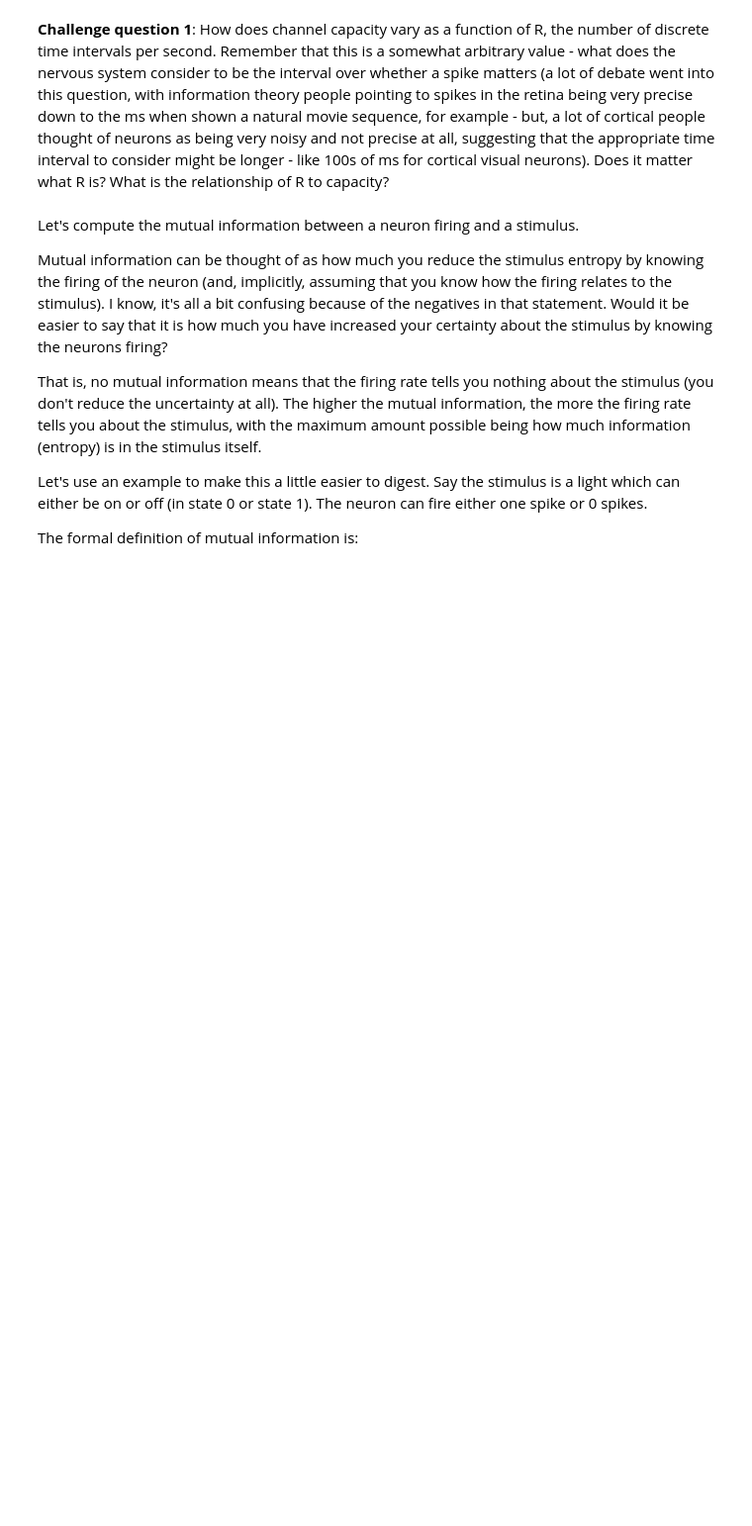
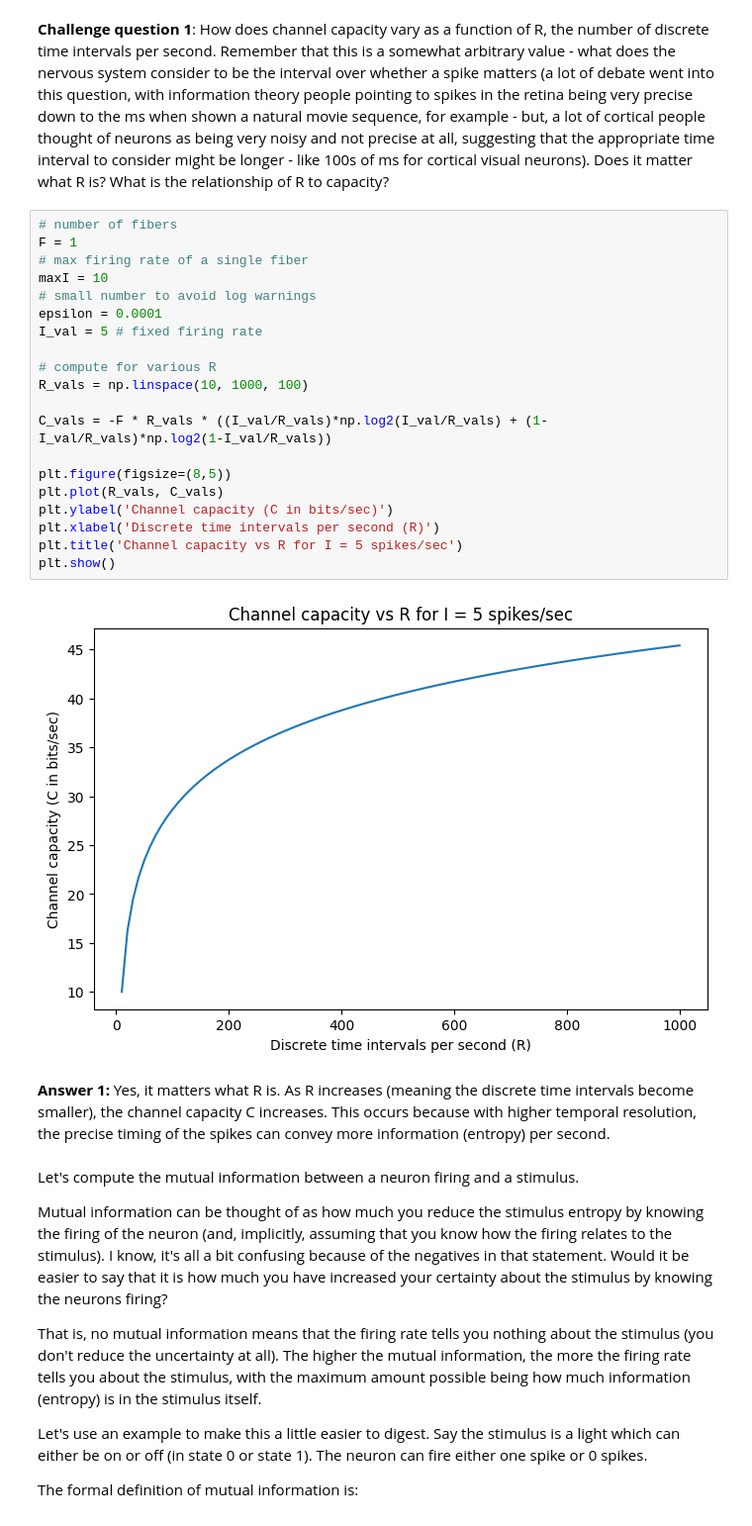
Before and after one commit to SunnyZ-cs/PSYCH-263, a Jupyter notebook: efficient_coding.ipynb, the cells around one changed output. Shown at 99% size. Drawn from its saved outputs; the diff is of its cells as text; blank space fills up the shorter version.

```diff
--- a/efficient_coding.ipynb
+++ b/efficient_coding.ipynb
@@ -132,5 +132,30 @@ plt.title('Channel capacity for %i Fibers sampled %i times/sec'%(F,R));
 # %% [markdown]
 **Challenge question 1**: How does channel capacity vary as a function of R, the number of discrete time intervals per second. Remember that this is a somewhat arbitrary value - what does the nervous system consider to be the interval over whether a spike matters (a lot of debate went into this question, with information theory people pointing to spikes in the retina being very precise down to the ms when shown a natural movie sequence, for example - but, a lot of cortical people thought of neurons as being very noisy and not precise at all, suggesting that the appropriate time interval to consider might be longer - like 100s of ms for cortical visual neurons). Does it matter what R is? What is the relationship of R to capacity?
+# %%
+# number of fibers
+F = 1
+# max firing rate of a single fiber
+maxI = 10
+# small number to avoid log warnings
+epsilon = 0.0001
+I_val = 5 # fixed firing rate
+
+# compute for various R
+R_vals = np.linspace(10, 1000, 100)
+
+C_vals = -F * R_vals * ((I_val/R_vals)*np.log2(I_val/R_vals) + (1-I_val/R_vals)*np.log2(1-I_val/R_vals))
+
+plt.figure(figsize=(8,5))
+plt.plot(R_vals, C_vals)
+plt.ylabel('Channel capacity (C in bits/sec)')
+plt.xlabel('Discrete time intervals per second (R)')
+plt.title('Channel capacity vs R for I = 5 spikes/sec')
+plt.show()
+# %% [output]
+[figure, added]
+# %% [markdown]
+**Answer 1:**
+Yes, it matters what R is. As R increases (meaning the discrete time intervals become smaller), the channel capacity C increases. This occurs because with higher temporal resolution, the precise timing of the spikes can convey more information (entropy) per second.
 # %% [markdown]
 Let's compute the mutual information between a neuron firing and a stimulus.
 
```
Also changed, not shown: parts of 9 cells of this notebook.
